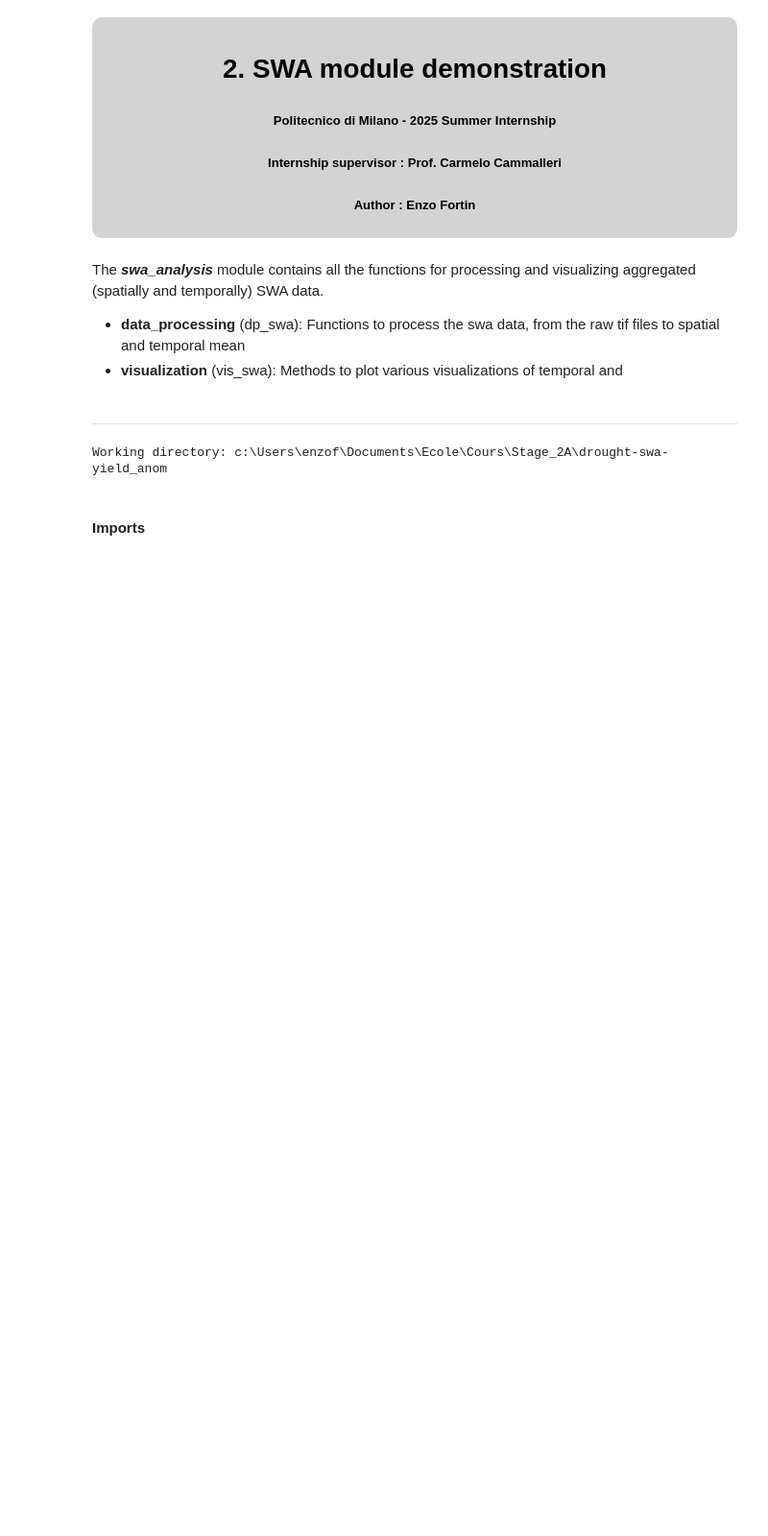
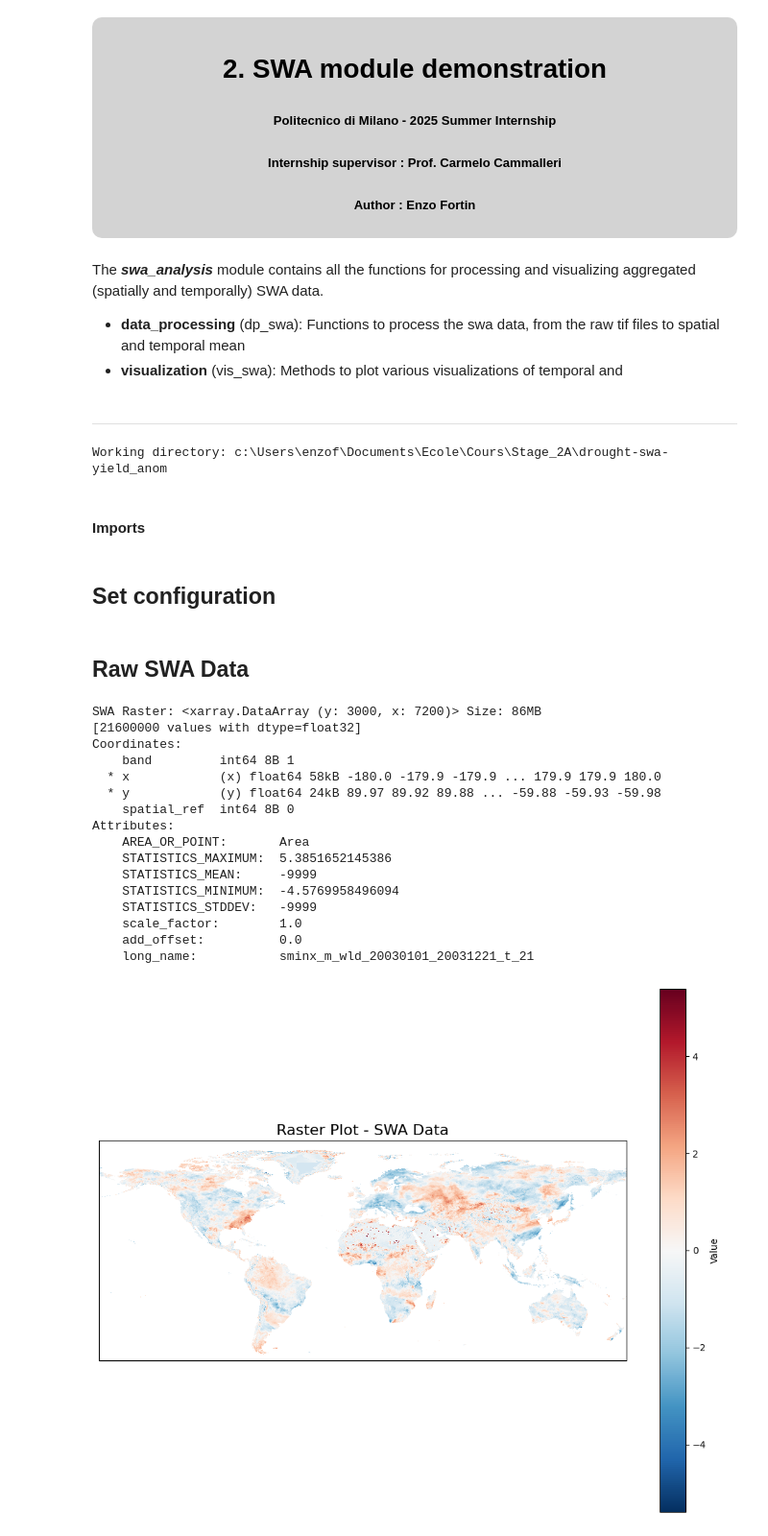
Before and after one commit to enzof16/drought-swa-yield_anom, a Jupyter notebook: docs-notebooks/2-swa_demo.ipynb, the cells around one changed output. Shown: that part at 96% size. Saved outputs shown, nothing was run; the diff lists cells and outputs as text; code cells hidden in the pictures; blank space fills up the shorter version.

```diff
--- a/docs-notebooks/2-swa_demo.ipynb
+++ b/docs-notebooks/2-swa_demo.ipynb
@@ -37,0 +33,32 @@ from IPython.display import Image, display
+# %% [markdown]
+## Set configuration
+# %% [markdown]
+## Raw SWA Data
+# %%
+# Example of loading and plotting SWA data
+swa_raster_path = "data/swa/0-swa_anomalies/swa_2003-21.tif"
+corine_raster_path = "data/corine/corine18_arable_5km.tif"
+
+swa_raster = dp.open_raster(swa_raster_path)
+
+
+print("SWA Raster:", swa_raster)
+vis.plot_raster(swa_raster, save=False, show=True, type="swa", boundaries="eur")
+# %% [output]
+SWA Raster: <xarray.DataArray (y: 3000, x: 7200)> Size: 86MB
+[21600000 values with dtype=float32]
+Coordinates:
+    band         int64 8B 1
+  * x            (x) float64 58kB -180.0 -179.9 -179.9 ... 179.9 179.9 180.0
+  * y            (y) float64 24kB 89.97 89.92 89.88 ... -59.88 -59.93 -59.98
+    spatial_ref  int64 8B 0
+Attributes:
+    AREA_OR_POINT:       Area
+    STATISTICS_MAXIMUM:  5.3851652145386
+    STATISTICS_MEAN:     -9999
+    STATISTICS_MINIMUM:  -4.5769958496094
+    STATISTICS_STDDEV:   -9999
+    scale_factor:        1.0
+    add_offset:          0.0
+    long_name:           sminx_m_wld_20030101_20031221_t_21
+[figure, added]
```
Also changed, not shown: parts of 2 cells of this notebook, 2 other files.
